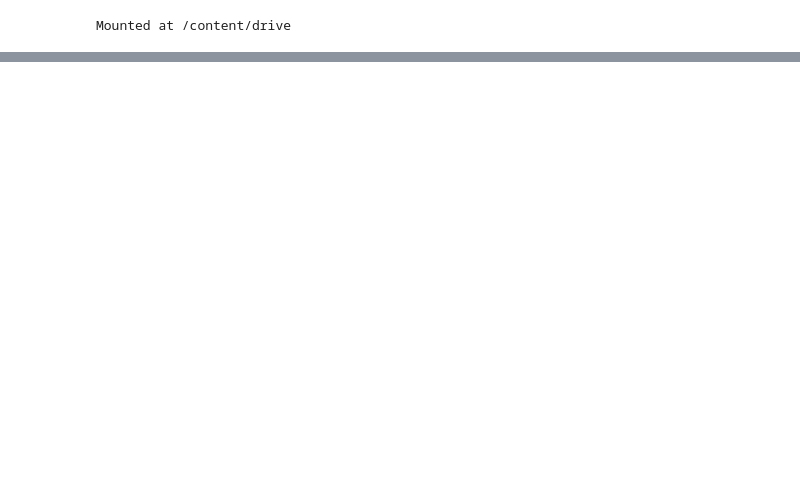
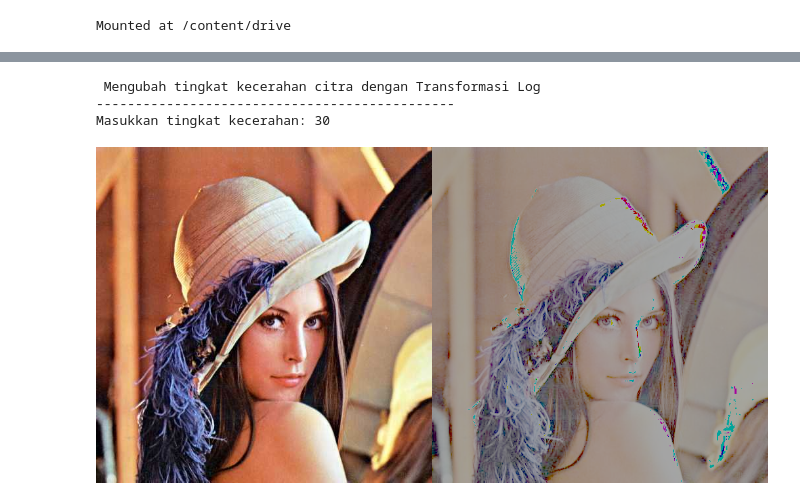
Before and after one commit to wulanwidiasari/PVCK_Genap_2022, a Jupyter notebook: Week03.ipynb, the cells around one changed output, grey strips where cells are left out. Saved outputs shown, nothing was run; the diff lists cells and outputs as text; code cells hidden in the pictures; blank space fills up the shorter version.

```diff
--- a/Week03.ipynb
+++ b/Week03.ipynb
@@ -46,0 +78,40 @@ NameError: ignored
+# %%
+# import math
+
+# # Compute log
+# def logTransform(c, f):
+#     g = c * math.log(float(1 + f), r_value);
+#     return g;
+
+print(' Mengubah tingkat kecerahan citra dengan Transformasi Log ')
+print('----------------------------------------------')
+try:
+  r_value = int(input('Masukkan tingkat kecerahan: '))
+except ValueError:
+  print('Error, not a number')
+
+original = cv.imread('/content/drive/MyDrive/Images/lena.jpg')
+log_image = np.zeros(original.shape, original.dtype)
+
+# c = 255/math.log(255+1, r_value);
+
+# #akses per piksel
+# for y in range(original.shape[0]):
+#   for x in range(original.shape[1]):
+#     for clr in range(original.shape[2]):
+#       clrLog = round(logTransform(c, clr));
+#       final_image[y, x, clr] = np.clip(original[y, x, clrLog], 0, 255)
+
+#cara simple tanpa for loop
+c = r_value
+log_image = c * (np.log(original + 1))
+
+log_image = np.array(log_image, dtype = np.uint8)
+
+final_frame = cv.hconcat((original, log_image))
+cv2_imshow(final_frame)
+# %% [output]
+ Mengubah tingkat kecerahan citra dengan Transformasi Log
+----------------------------------------------
+Masukkan tingkat kecerahan: 30
+[figure, added]
```
Also changed, not shown: parts of 7 cells of this notebook.
